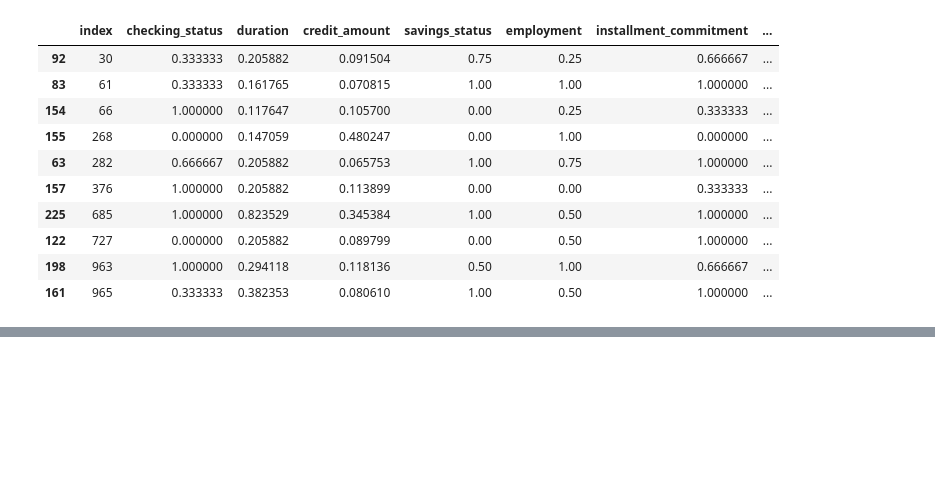
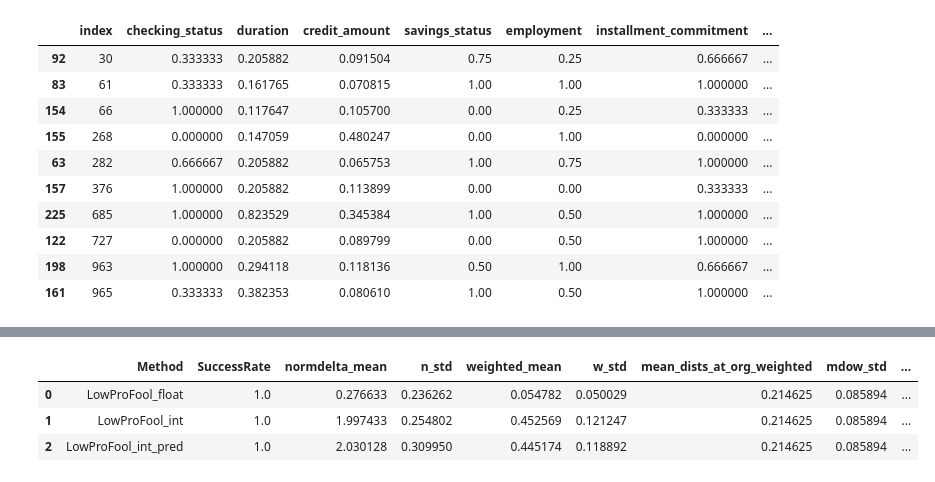
Before and after one commit to ShotaArima/lowprofool_x86, a Jupyter notebook: src/Playground.ipynb, the cells around one changed output, grey strips where cells are left out. Cells and saved outputs as stored; diff of their text form; code cells hidden in the pictures; blank space fills up the shorter version.

```diff
--- a/src/Playground.ipynb
+++ b/src/Playground.ipynb
@@ -891,3 +921,38 @@ df_combined_pred[df_combined_pred['index'].isin(arrs)].sort_values('index')
+# %%
+config['AdvData'] = {
+    'LowProFool_float' : df_adv_lpf1,
+    'LowProFool_int' : df_adv_lpf2,
+    'LowProFool_int_pred' : df_adv_lpf3}
+
+# Compute metrics
+list_metrics = {'SuccessRate' : True,
+                'iter_means': False,
+                'iter_std': False,
+                'normdelta_median': False,
+                'normdelta_mean': True,
+                'n_std': True,
+                'weighted_median': False,
+                'weighted_mean': True,
+                'w_std': True,
+                'mean_dists_at_org': False,
+                'median_dists_at_org': False,
+                'mean_dists_at_tgt': False,
+                'mean_dists_at_org_weighted': True,
+                'mdow_std': True,
+                'median_dists_at_org_weighted': False,
+                'mean_dists_at_tgt_weighted': True,
+                'mdtw_std': True,
+                'prop_same_class_arg_org': False,
+                'prop_same_class_arg_adv': False}
+
+all_metrics = get_metrics(config, list_metrics)
+all_metrics = pd.DataFrame(all_metrics, columns=['Method'] + [k for k, v in list_metrics.items() if v])
+all_metrics
+# %% [output]
+|  | Method | SuccessRate | normdelta_mean | n_std | weighted_mean | w_std | mean_dists_at_org_weighted | mdow_std | ... |
+| 0 | LowProFool_float | 1.0 | 0.276633 | 0.236262 | 0.054782 | 0.050029 | 0.214625 | 0.085894 | ... |
+| 1 | LowProFool_int | 1.0 | 1.997433 | 0.254802 | 0.452569 | 0.121247 | 0.214625 | 0.085894 | ... |
+| 2 | LowProFool_int_pred | 1.0 | 2.030128 | 0.309950 | 0.445174 | 0.118892 | 0.214625 | 0.085894 | ... |
 # %%
 [[0.06366253 0.9363375 ]
  [0.01136348 0.98863655]
```
Also changed, not shown: parts of 26 cells of this notebook, 2 other files.
